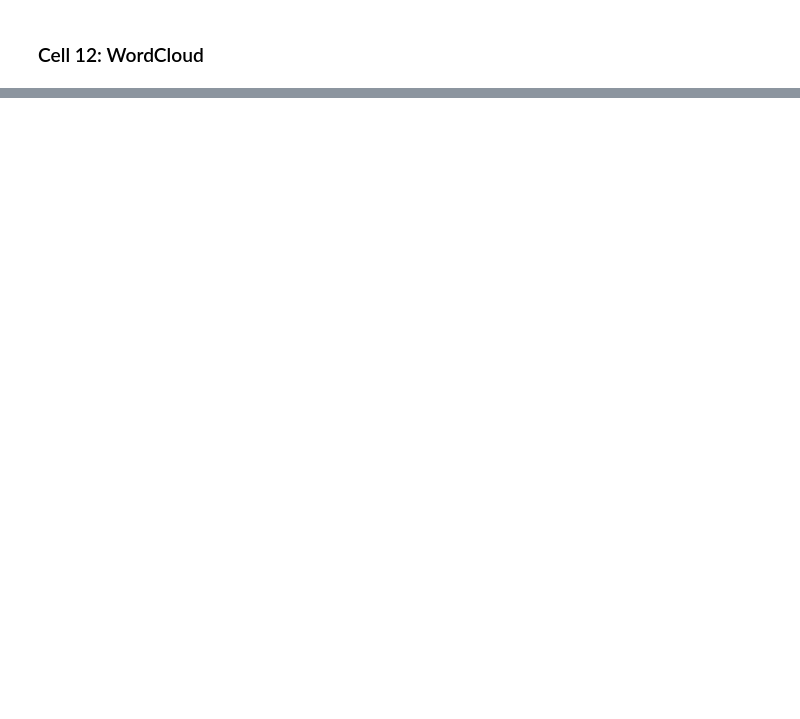
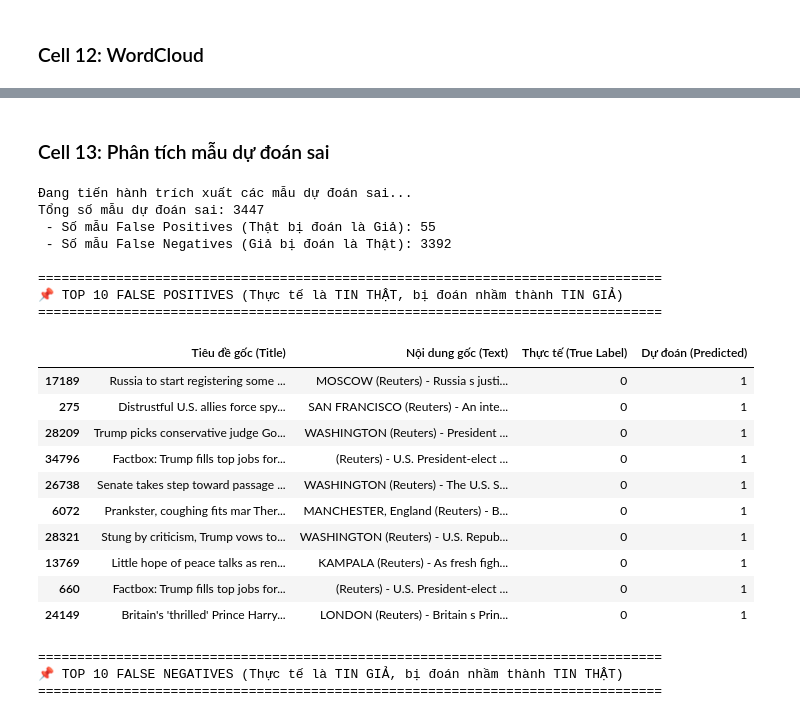
Before and after one commit to nphat-code/fake-news-detection, a Jupyter notebook: notebooks/train.ipynb, the cells around one changed output, grey strips where cells are left out. Saved outputs shown, nothing was run; the diff lists cells and outputs as text; code cells hidden in the pictures; blank space fills up the shorter version.

Commit message:
feat: initialize data preprocessing and exploratory analysis notebook for fake news detection

```diff
--- a/notebooks/train.ipynb
+++ b/notebooks/train.ipynb
@@ -459,0 +551,64 @@ plt.show()
+# %% [markdown]
+### Cell 13: Phân tích mẫu dự đoán sai
+# %%
+print("Đang tiến hành trích xuất các mẫu dự đoán sai...")
+
+# 1. Dự đoán lại trên tập Test bằng mô hình tốt nhất (Ví dụ: Logistic Regression với kịch bản Title + Text)
+y_pred_analysis = lr_model.predict(X_test_title)
+
+# 2. Tạo DataFrame chứa thông tin để đối chiếu
+error_analysis_df = pd.DataFrame({
+    'Tiêu đề gốc (Title)': df.loc[test_idx, 'title'],
+    'Nội dung gốc (Text)': df.loc[test_idx, 'text'],
+    'Thực tế (True Label)': y_test,
+    'Dự đoán (Predicted)': y_pred_analysis
+})
+
+# 3. Lọc ra các dòng dự đoán sai
+errors = error_analysis_df[error_analysis_df['Thực tế (True Label)'] != error_analysis_df['Dự đoán (Predicted)']]
+
+# 4. Tách thành 2 nhóm lỗi
+# False Positives (FP): Thực tế là Tin Thật (0) nhưng bị model đoán nhầm là Tin Giả (1)
+false_positives = errors[(errors['Thực tế (True Label)'] == 0) & (errors['Dự đoán (Predicted)'] == 1)]
+
+# False Negatives (FN): Thực tế là Tin Giả (1) nhưng bị model đoán nhầm là Tin Thật (0)
+false_negatives = errors[(errors['Thực tế (True Label)'] == 1) & (errors['Dự đoán (Predicted)'] == 0)]
+
+print(f"Tổng số mẫu dự đoán sai: {len(errors)}")
+print(f" - Số mẫu False Positives (Thật bị đoán là Giả): {len(false_positives)}")
+print(f" - Số mẫu False Negatives (Giả bị đoán là Thật): {len(false_negatives)}\n")
+
+# 5. Hiển thị 10 mẫu tiêu biểu cho mỗi loại
+print("="*80)
+print("📌 TOP 10 FALSE POSITIVES (Thực tế là TIN THẬT, bị đoán nhầm thành TIN GIẢ)")
+print("="*80)
+# Hiển thị bằng hàm display của IPython để bảng đẹp hơn trong Jupyter
+display(false_positives.head(10))
+
+print("\n" + "="*80)
+print("📌 TOP 10 FALSE NEGATIVES (Thực tế là TIN GIẢ, bị đoán nhầm thành TIN THẬT)")
+print("="*80)
+display(false_negatives.head(10))
+# %% [output]
+Đang tiến hành trích xuất các mẫu dự đoán sai...
+Tổng số mẫu dự đoán sai: 3447
+ - Số mẫu False Positives (Thật bị đoán là Giả): 55
+ - Số mẫu False Negatives (Giả bị đoán là Thật): 3392
+
+================================================================================
+📌 TOP 10 FALSE POSITIVES (Thực tế là TIN THẬT, bị đoán nhầm thành TIN GIẢ)
+================================================================================
+|  | Tiêu đề gốc (Title) | Nội dung gốc (Text) | Thực tế (True Label) | Dự đoán (Predicted) |
+| 17189 | Russia to start registering some ... | MOSCOW (Reuters) - Russia s justi... | 0 | 1 |
+| 275 | Distrustful U.S. allies force spy... | SAN FRANCISCO (Reuters) - An inte... | 0 | 1 |
+| 28209 | Trump picks conservative judge Go... | WASHINGTON (Reuters) - President ... | 0 | 1 |
+| 34796 | Factbox: Trump fills top jobs for... | (Reuters) - U.S. President-elect ... | 0 | 1 |
+| 26738 | Senate takes step toward passage ... | WASHINGTON (Reuters) - The U.S. S... | 0 | 1 |
+| 6072 | Prankster, coughing fits mar Ther... | MANCHESTER, England (Reuters) - B... | 0 | 1 |
+| 28321 | Stung by criticism, Trump vows to... | WASHINGTON (Reuters) - U.S. Repub... | 0 | 1 |
+| 13769 | Little hope of peace talks as ren... | KAMPALA (Reuters) - As fresh figh... | 0 | 1 |
+| 660 | Factbox: Trump fills top jobs for... | (Reuters) - U.S. President-elect ... | 0 | 1 |
+| 24149 | Britain's 'thrilled' Prince Harry... | LONDON (Reuters) - Britain s Prin... | 0 | 1 |
+================================================================================
+📌 TOP 10 FALSE NEGATIVES (Thực tế là TIN GIẢ, bị đoán nhầm thành TIN THẬT)
+================================================================================
```
Also changed, not shown: parts of 11 cells of this notebook.
